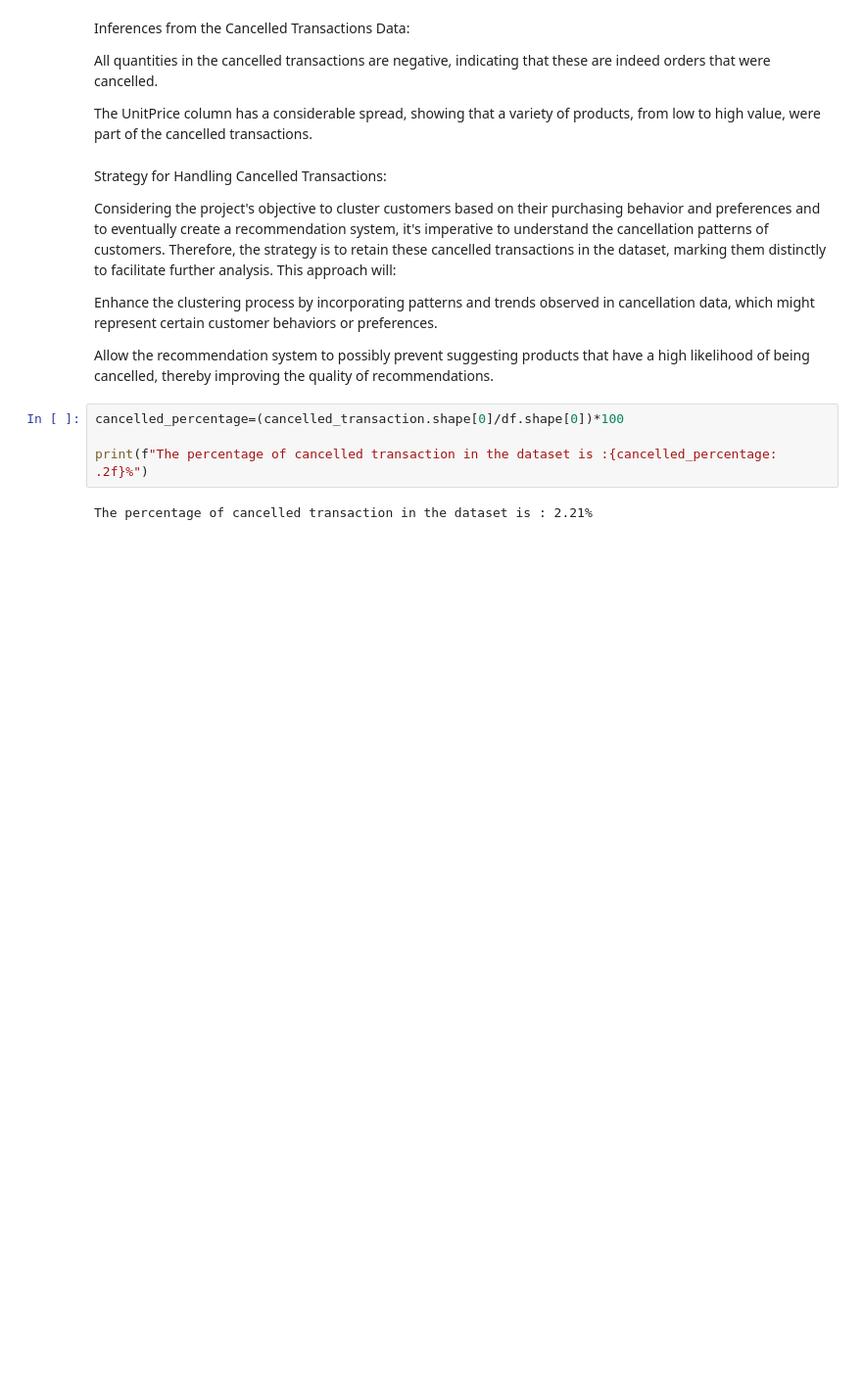
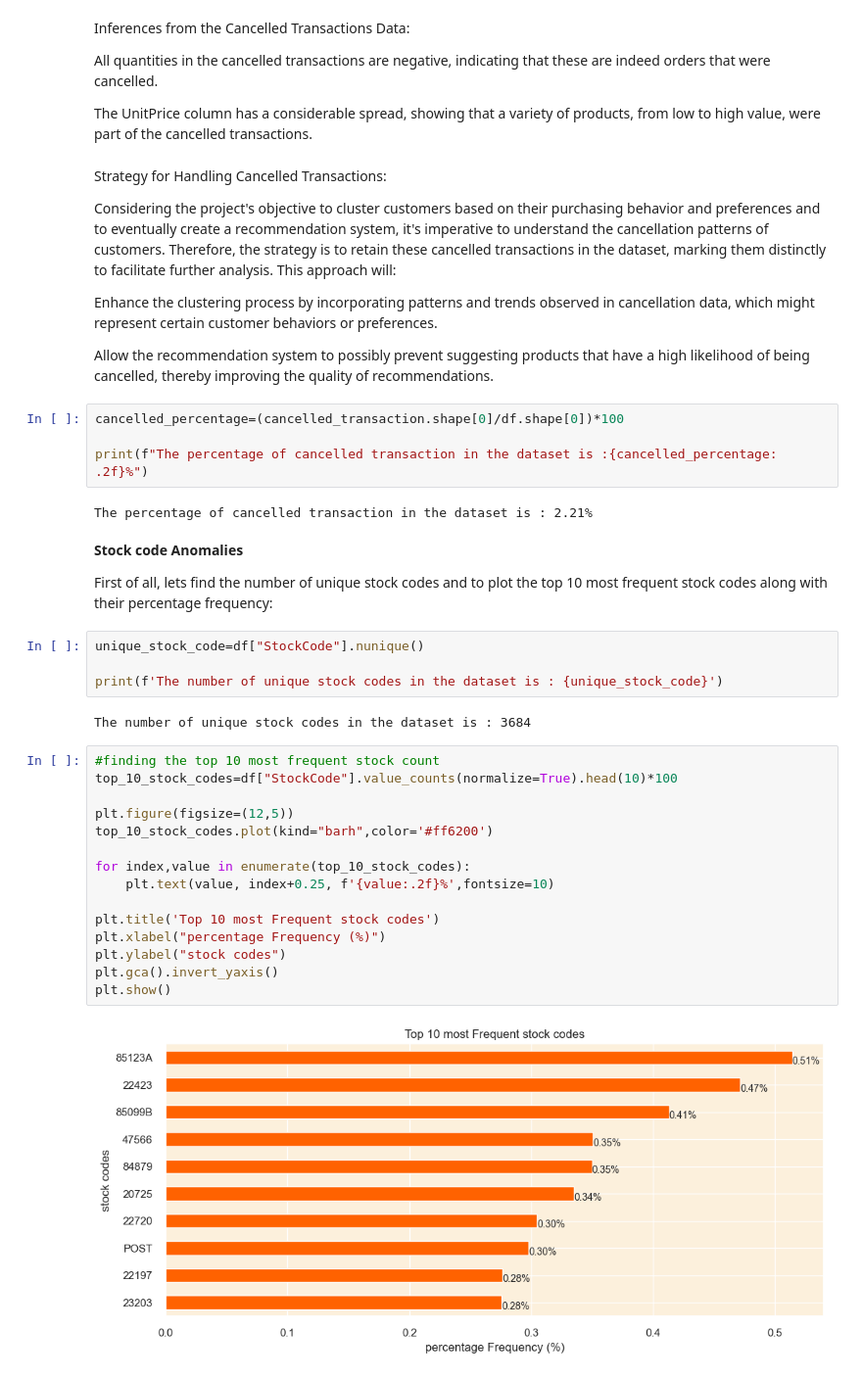
Before and after one commit to Suryasadasivam/Customer-Segmentation-, a Jupyter notebook: customer_segmentation.ipynb, the cells around one changed output. Shown at 98% size. Cells and saved outputs as stored; diff of their text form; blank space fills up the shorter version.

```diff
--- a/customer_segmentation.ipynb
+++ b/customer_segmentation.ipynb
@@ -361,3 +361,30 @@ cancelled_percentage=(cancelled_transaction.shape[0]/df.shape[0])*100
 print(f"The percentage of cancelled transaction in the dataset is :{cancelled_percentage: .2f}%")
 # %% [output]
 The percentage of cancelled transaction in the dataset is : 2.21%
+# %% [markdown]
+**Stock code Anomalies**
+
+First of all, lets find the number of unique stock codes and to plot the top 10 most frequent stock codes along with their percentage frequency:
+# %%
+unique_stock_code=df["StockCode"].nunique()
+
+print(f'The number of unique stock codes in the dataset is : {unique_stock_code}')
+# %% [output]
+The number of unique stock codes in the dataset is : 3684
+# %%
+#finding the top 10 most frequent stock count
+top_10_stock_codes=df["StockCode"].value_counts(normalize=True).head(10)*100
+
+plt.figure(figsize=(12,5))
+top_10_stock_codes.plot(kind="barh",color='#ff6200')
+
+for index,value in enumerate(top_10_stock_codes):
+    plt.text(value, index+0.25, f'{value:.2f}%',fontsize=10)
+
+plt.title('Top 10 most Frequent stock codes')
+plt.xlabel("percentage Frequency (%)")
+plt.ylabel("stock codes")
+plt.gca().invert_yaxis()
+plt.show()
+# %% [output]
+[figure, added]
```
Also changed, not shown: parts of 74 cells of this notebook.
